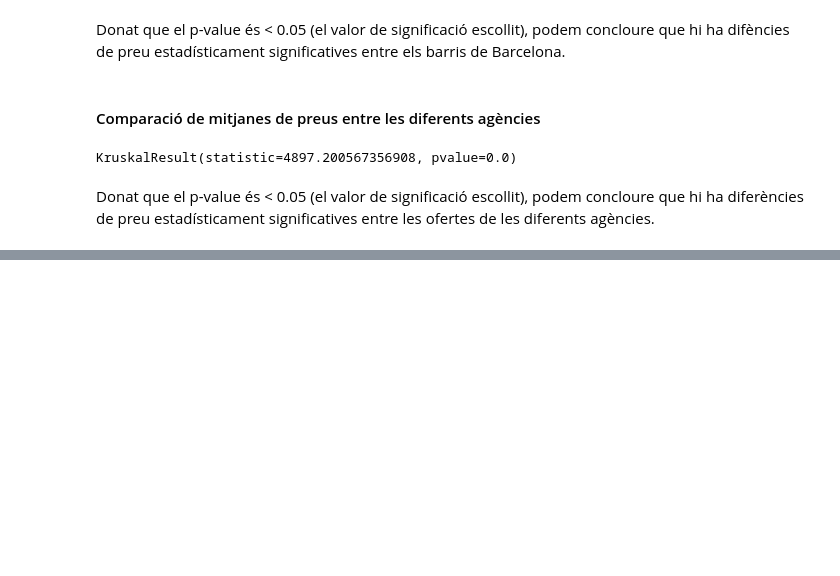
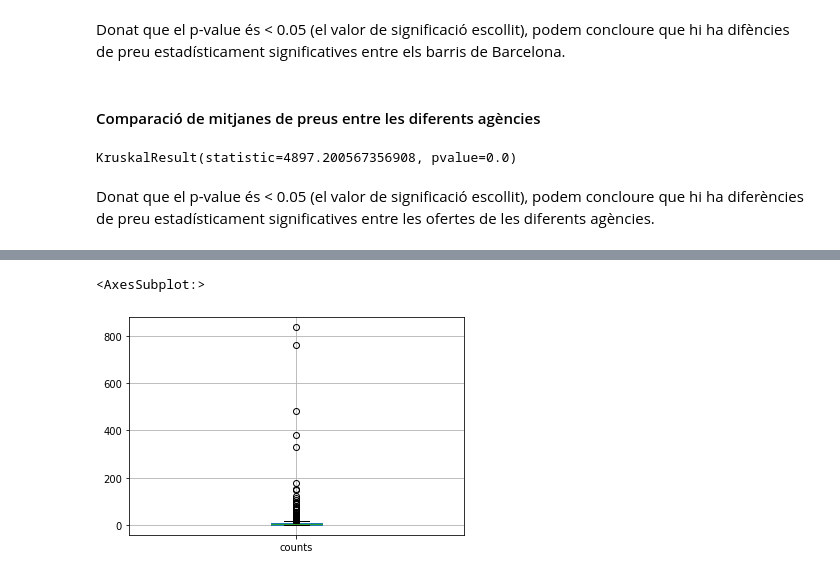
Before and after one commit to xordi/TPCD_Practica2, a Jupyter notebook: src/notebook.ipynb, the cells around one changed output, grey strips where cells are left out. Cells and saved outputs as stored; diff of their text form; code cells hidden in the pictures; blank space fills up the shorter version.

```diff
--- a/src/notebook.ipynb
+++ b/src/notebook.ipynb
@@ -423,0 +448,5 @@ Donat que el p-value és < 0.05 (el valor de significació escollit), podem conc
+# %%
+counts_realestate = apartments.realestate.value_counts().to_frame().reset_index()
+counts_realestate.columns = ['realestate', 'counts']
+
+counts_realestate.describe()
@@ -423,0 +463,5 @@ Donat que el p-value és < 0.05 (el valor de significació escollit), podem conc
+# %%
+counts_realestate.boxplot()
+# %% [output]
+<AxesSubplot:>
+[figure, added]
```
Also changed, not shown: parts of 28 cells of this notebook.
